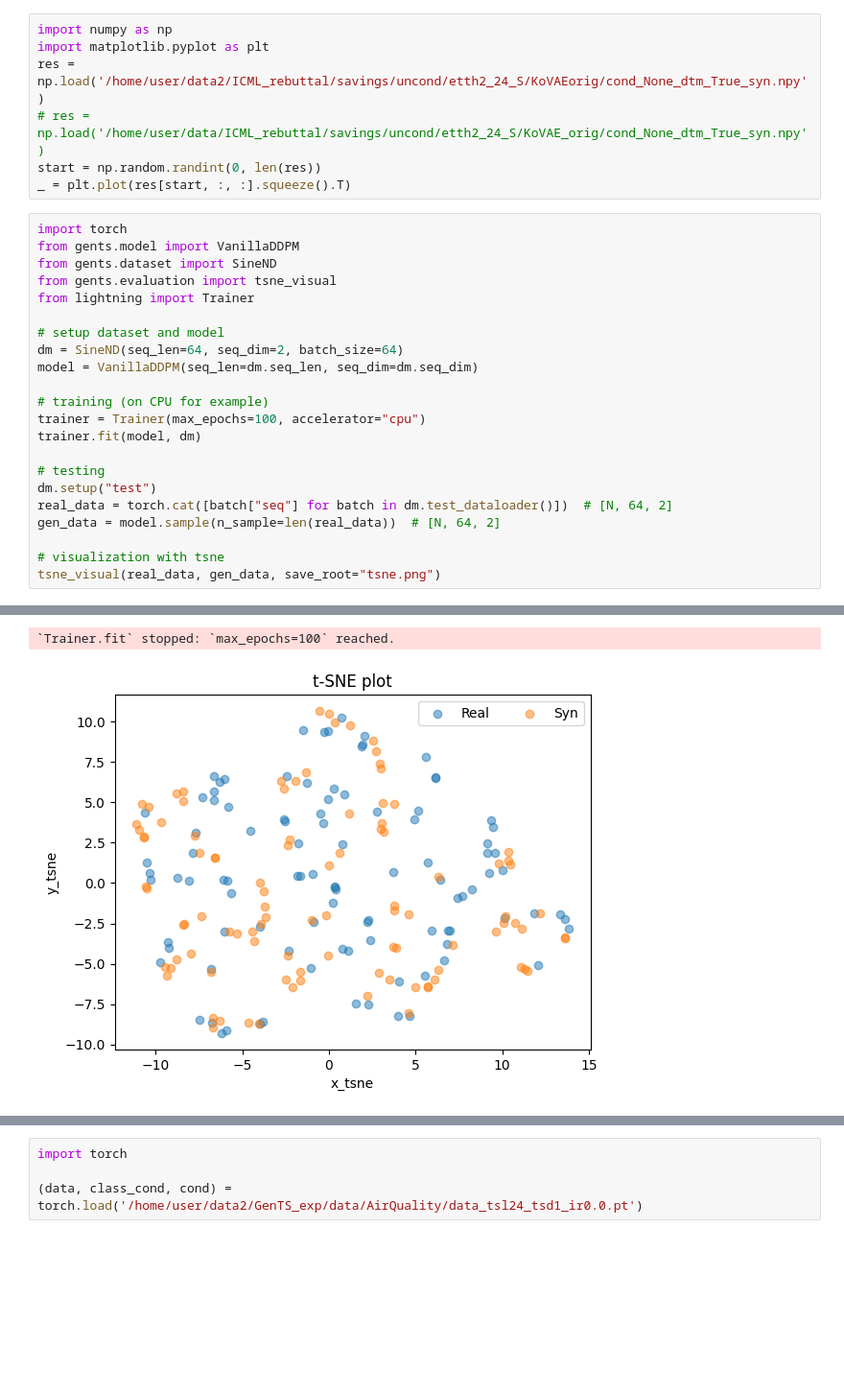
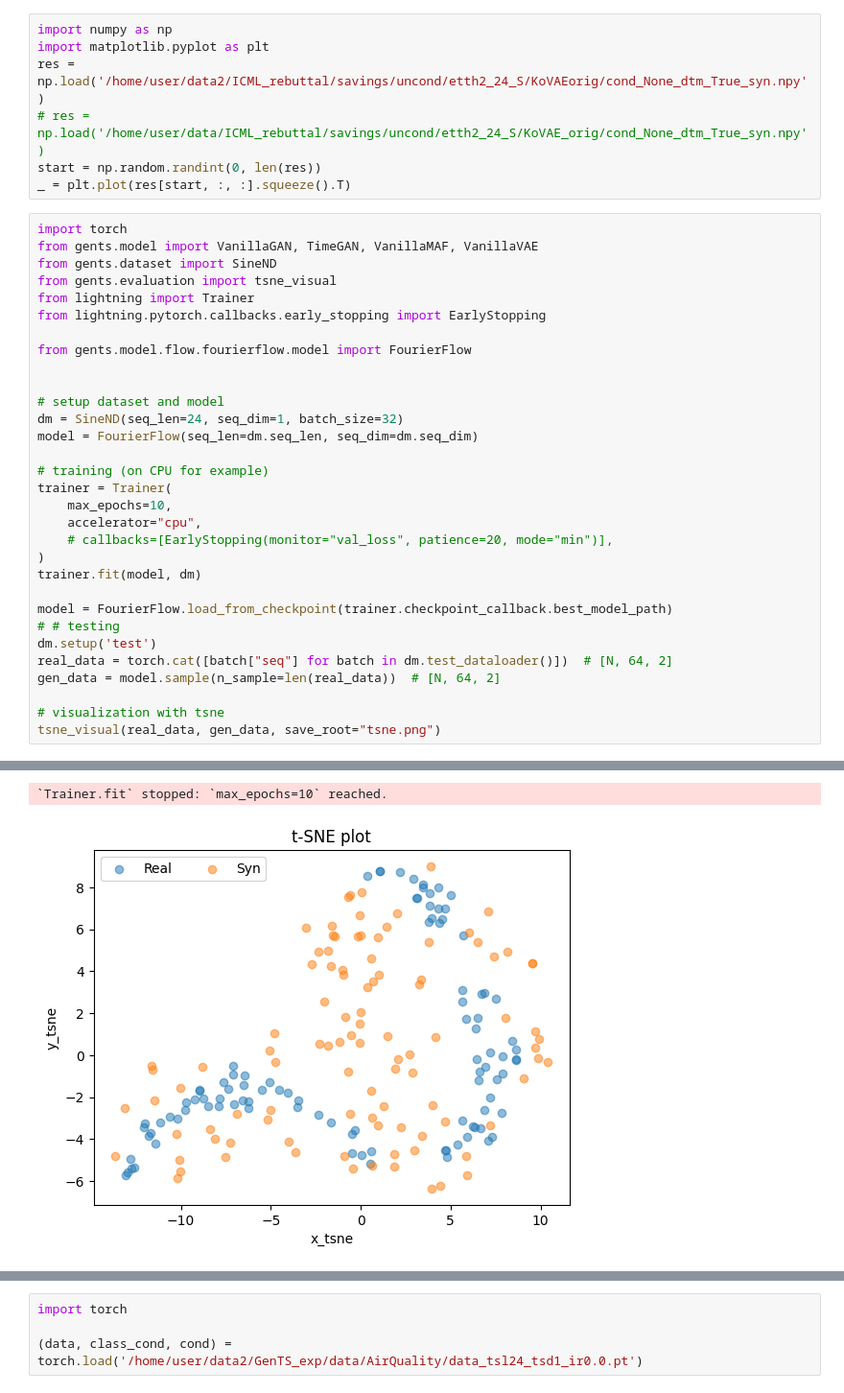
Before and after one commit to WillWang1113/GenTS, a Jupyter notebook: notebooks/my_notebook.ipynb, the cells around one changed output, grey strips where cells are left out. Shown at 96% size. Drawn from its saved outputs; the diff is of its cells as text; blank space fills up the shorter version.

Commit message:
update check

```diff
--- a/notebooks/my_notebook.ipynb
+++ b/notebooks/my_notebook.ipynb
@@ -7,21 +7,30 @@ start = np.random.randint(0, len(res))
 _ = plt.plot(res[start, :, :].squeeze().T)
 # %%
 import torch
-from gents.model import VanillaDDPM
+from gents.model import VanillaGAN, TimeGAN, VanillaMAF, VanillaVAE
 from gents.dataset import SineND
 from gents.evaluation import tsne_visual
 from lightning import Trainer
+from lightning.pytorch.callbacks.early_stopping import EarlyStopping
+
+from gents.model.flow.fourierflow.model import FourierFlow
+
 
 # setup dataset and model
-dm = SineND(seq_len=64, seq_dim=2, batch_size=64)
-model = VanillaDDPM(seq_len=dm.seq_len, seq_dim=dm.seq_dim)
+dm = SineND(seq_len=24, seq_dim=1, batch_size=32)
+model = FourierFlow(seq_len=dm.seq_len, seq_dim=dm.seq_dim)
 
 # training (on CPU for example)
-trainer = Trainer(max_epochs=100, accelerator="cpu")
+trainer = Trainer(
+    max_epochs=10,
+    accelerator="cpu",
+    # callbacks=[EarlyStopping(monitor="val_loss", patience=20, mode="min")],
+)
 trainer.fit(model, dm)
 
-# testing
-dm.setup("test")
+model = FourierFlow.load_from_checkpoint(trainer.checkpoint_callback.best_model_path)
+# # testing
+dm.setup('test')
 real_data = torch.cat([batch["seq"] for batch in dm.test_dataloader()])  # [N, 64, 2]
 gen_data = model.sample(n_sample=len(real_data))  # [N, 64, 2]
 
@@ -44,6 +57,6 @@ HPU available: False, using: 0 HPUs
 0         Modules in eval mode
-`Trainer.fit` stopped: `max_epochs=100` reached.
+`Trainer.fit` stopped: `max_epochs=10` reached.
-[figure, old version]
+[figure, new version]
 # %%
 import matplotlib.pyplot as plt
 
```
Also changed, not shown: parts of 6 cells of this notebook, 18 other files.
